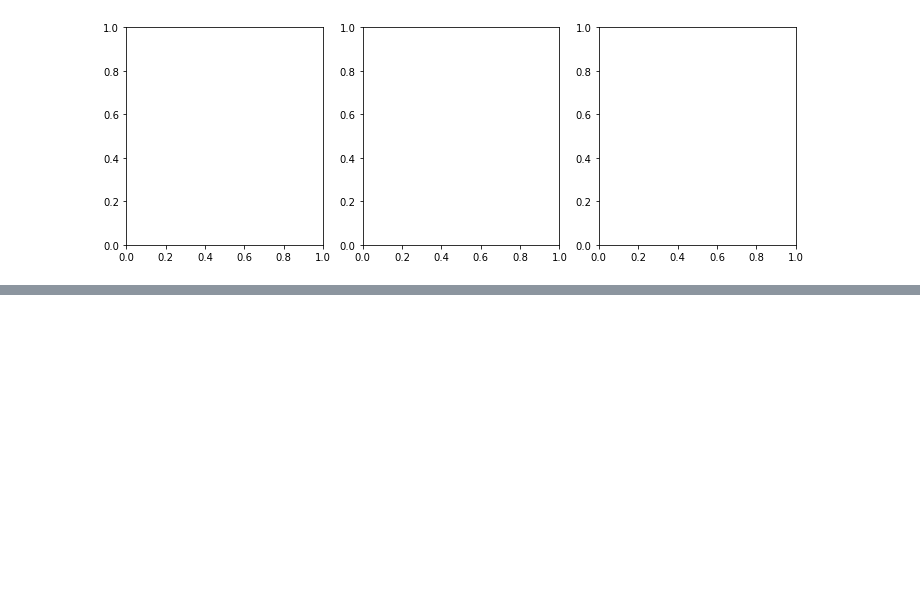
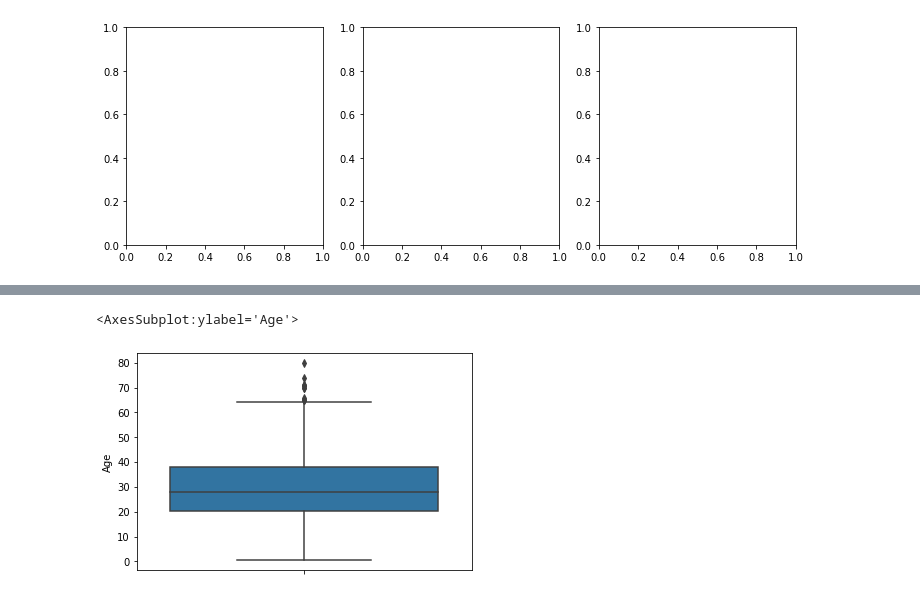
Before and after one commit to 201411096/study_AI, a Jupyter notebook: lectures/2_파이썬 머신러닝 완벽 가이드/시각화(Visualization)/3_Visualization_Seaborn.ipynb, the cells around one changed output, grey strips where cells are left out. Saved outputs shown, nothing was run; the diff lists cells and outputs as text; code cells hidden in the pictures; blank space fills up the shorter version.

```diff
--- a/lectures/2_파이썬 머신러닝 완벽 가이드/시각화(Visualization)/3_Visualization_Seaborn.ipynb
+++ b/lectures/2_파이썬 머신러닝 완벽 가이드/시각화(Visualization)/3_Visualization_Seaborn.ipynb
@@ -368,0 +375,5 @@ show_hist_by_target(titanic_df, cont_columns)
+# %%
+sns.boxplot(y='Age', data=titanic_df)
+# %% [output]
+<AxesSubplot:ylabel='Age'>
+[figure, added]
```
Also changed, not shown: parts of 22 cells of this notebook.
